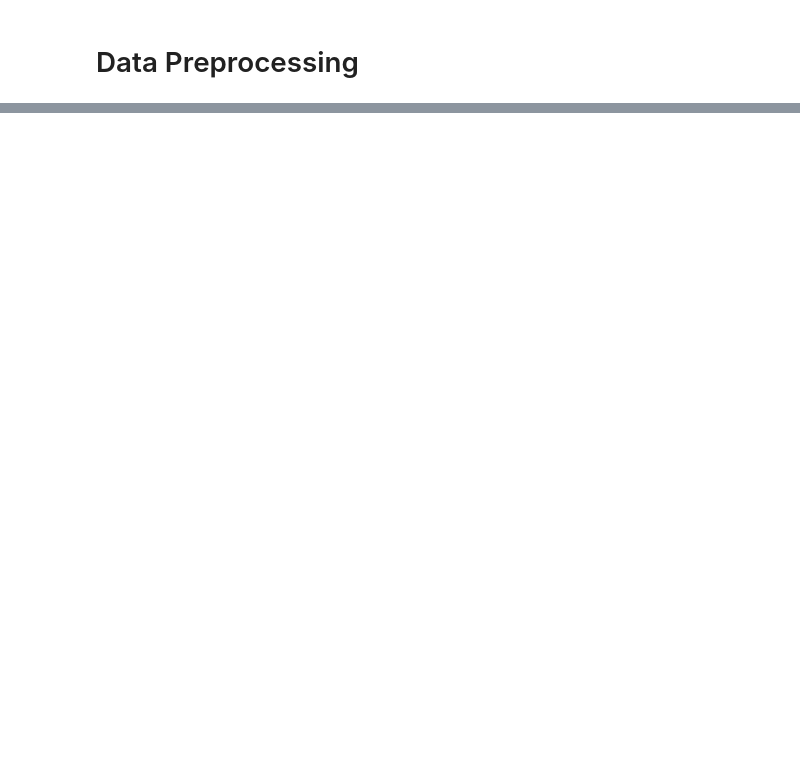
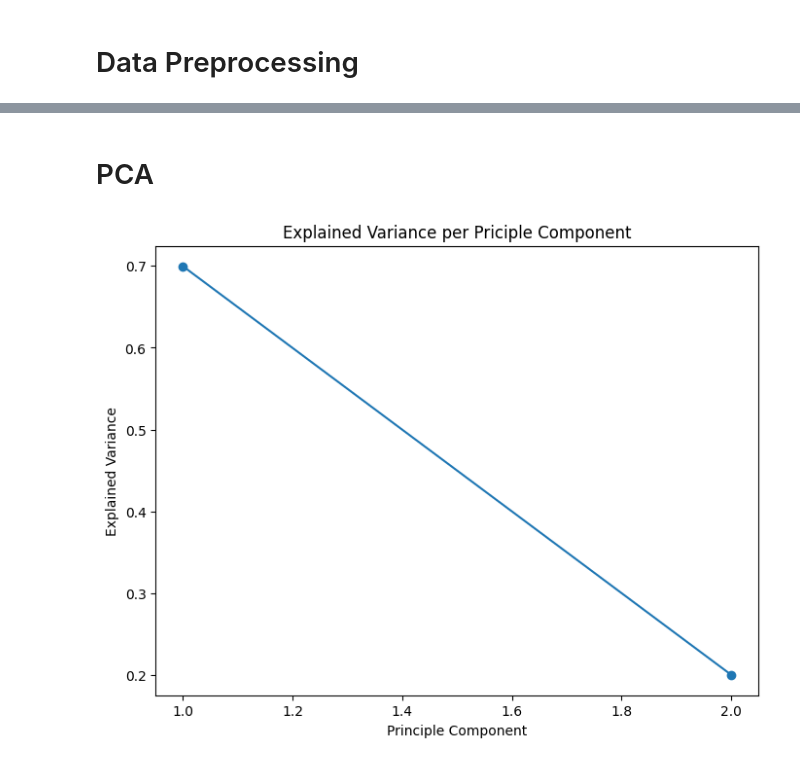
Before and after one commit to florivz/DDM-Project-WS24-25, a Jupyter notebook: analysis.ipynb, the cells around one changed output, grey strips where cells are left out. Saved outputs shown, nothing was run; the diff lists cells and outputs as text; code cells hidden in the pictures; blank space fills up the shorter version.

```diff
--- a/analysis.ipynb
+++ b/analysis.ipynb
@@ -129,0 +173,5 @@ df_merged = df_merged.merge(
+# %%
+df_final = df_final.copy
+# %%
+# Impute Missing GDP with 0
+df_final['current_gdp'].fillna(0, inplace=True)
@@ -129,0 +193,14 @@ df_merged = df_merged.merge(
+# %% [markdown]
+# PCA
+# %%
+pca = PCA(n_components=2) # the elbow method showed 2 PC are best
+X_pca = pca.fit_transform(X_scaled)
+
+plt.figure(figsize=(8, 6))
+plt.plot(range(1, len(pca.explained_variance_ratio_) + 1), pca.explained_variance_ratio_, marker='o')
+plt.title('Explained Variance per Priciple Component')
+plt.xlabel('Principle Component')
+plt.ylabel('Explained Variance')
+plt.show()
+# %% [output]
+[figure, added]
```
Also changed, not shown: parts of 21 cells of this notebook.
